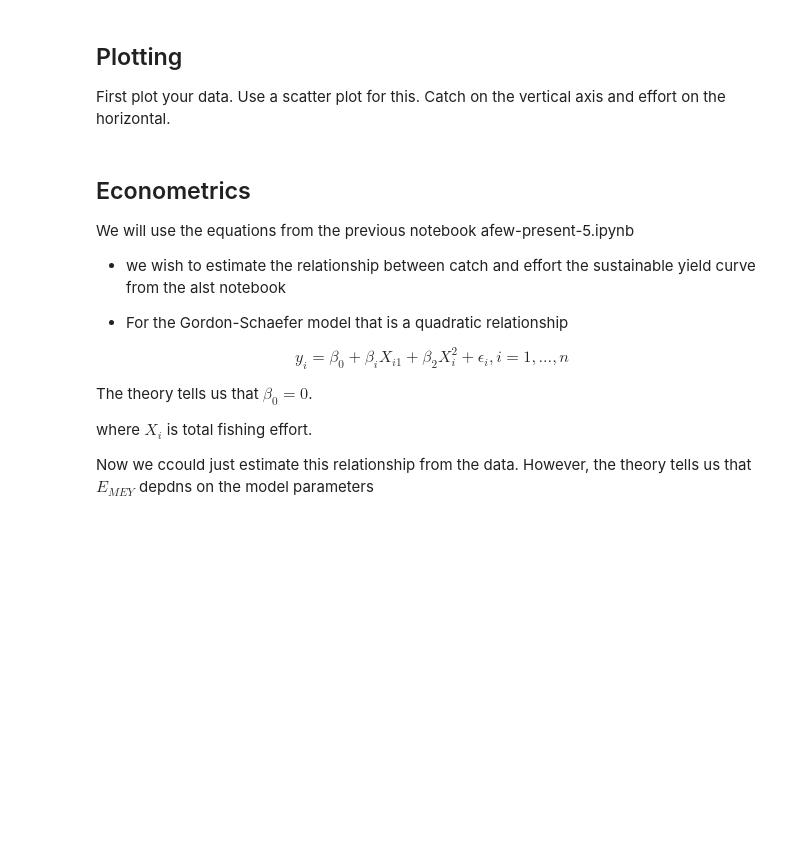
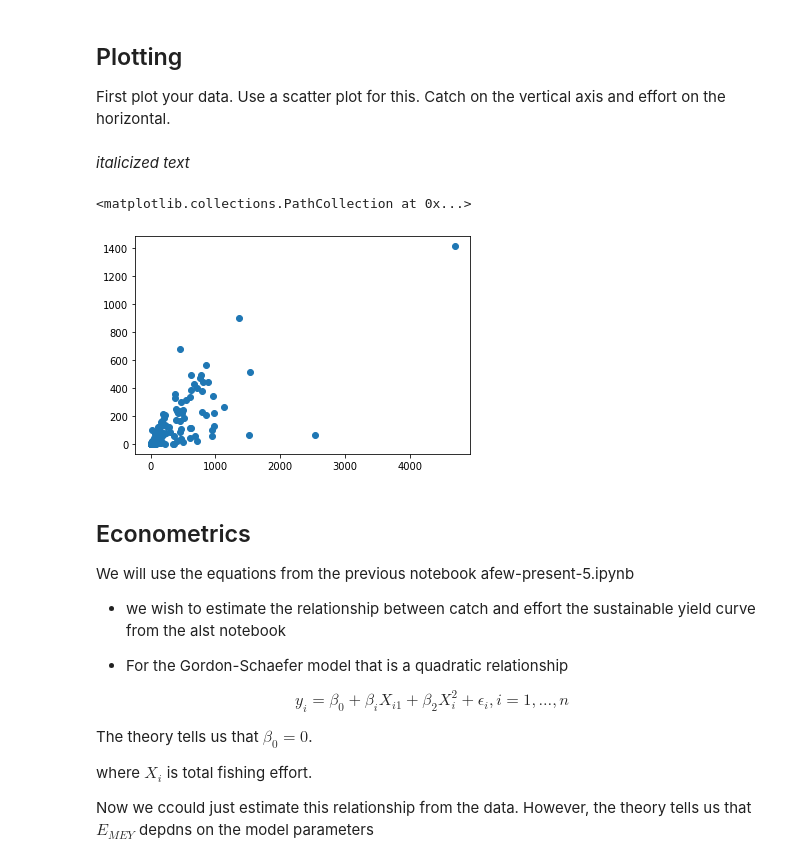
Before and after one commit to babycamel/afew, a Jupyter notebook: afew-present-6.ipynb, the cells around one changed output. Drawn from its saved outputs; the diff is of its cells as text; code cells hidden in the pictures; blank space fills up the shorter version.

```diff
--- a/afew-present-6.ipynb
+++ b/afew-present-6.ipynb
@@ -93,7 +95,7 @@ cur = conn.cursor()
 
 Note this can in theory also be done using Excel Powerquery but may be blocked by your IT department.
 # %%
-conn = psycopg2.connect("host=  dbname= user= password= ")
+conn = psycopg2.connect("host=ziggy.db.elephantsql.com  dbname=mlicvbcu user=mlicvbcu password=AuMX7YrqTbiCNvCx9Cy22vF4kKk7MqOe")
 cur = conn.cursor()
 # %% [markdown]
 ## Queries
@@ -111,10 +113,14 @@ cur = conn.cursor()
 # %%
 cur.execute('SELECT * FROM ace;') # write SQL query in brackets
 data = cur.fetchall()
-df = pd.DataFrame(data) # Need to add headers after this call. So need to document this in Manual
+
+col_names = []
+for elt in cur.description:
+    col_names.append(elt[0])
+
+df = pd.DataFrame(data, columns=col_names) # Need to add headers after this call. So need to document this in Manual
 df #This is a data frame you can writexl to write to Excel file
 
 #close the connection after you ahve obtained the data
-
 cur.close()
 conn.close()
@@ -125,3 +147,6 @@ conn.close()
 - Extract the data you need to fit catch to effort (days)
 
 - do this by selecting the two columns you need from the data frame df
+# %%
+soldata = df[df['ez_id']=='SB']
+soldata.head()
@@ -127,0 +160,9 @@ conn.close()
+# %%
+soldata2 = pd.DataFrame(soldata)
+soldata2['yr'] = pd.to_datetime(soldata2['yr'])
+soldata2[soldata2['yr'] > '2010-01-10']
+soldata2 = soldata2[soldata2['gr_id'] =='L']
+
+days = soldata2['days']
+catch = soldata2['alb_c']
+print(catch,days)
@@ -130,3 +205,5 @@ conn.close()
 
 
 First plot your data. Use a scatter plot for this. Catch on the vertical axis and effort on the horizontal.
+# %% [markdown]
+*italicized text*
@@ -133,3 +212,8 @@ First plot your data. Use a scatter plot for this. Catch on the vertical axis an
+# %%
+plt.scatter(days,catch)
+# %% [output]
+<matplotlib.collections.PathCollection at 0x...>
+[figure, added]
 # %% [markdown]
 ## Econometrics
 
```
Also changed, not shown: parts of 15 cells of this notebook.
